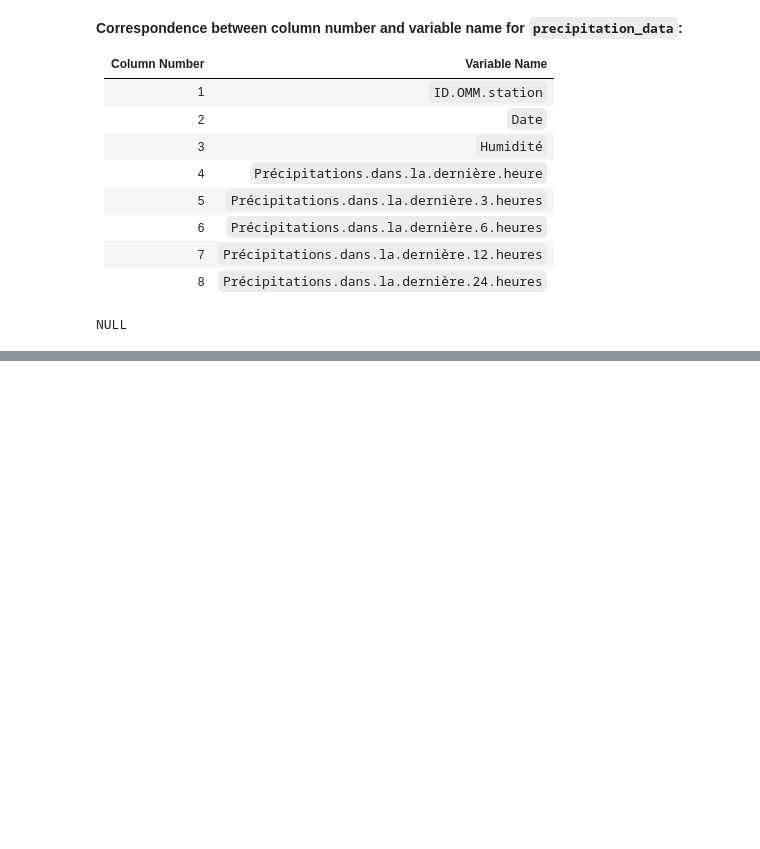
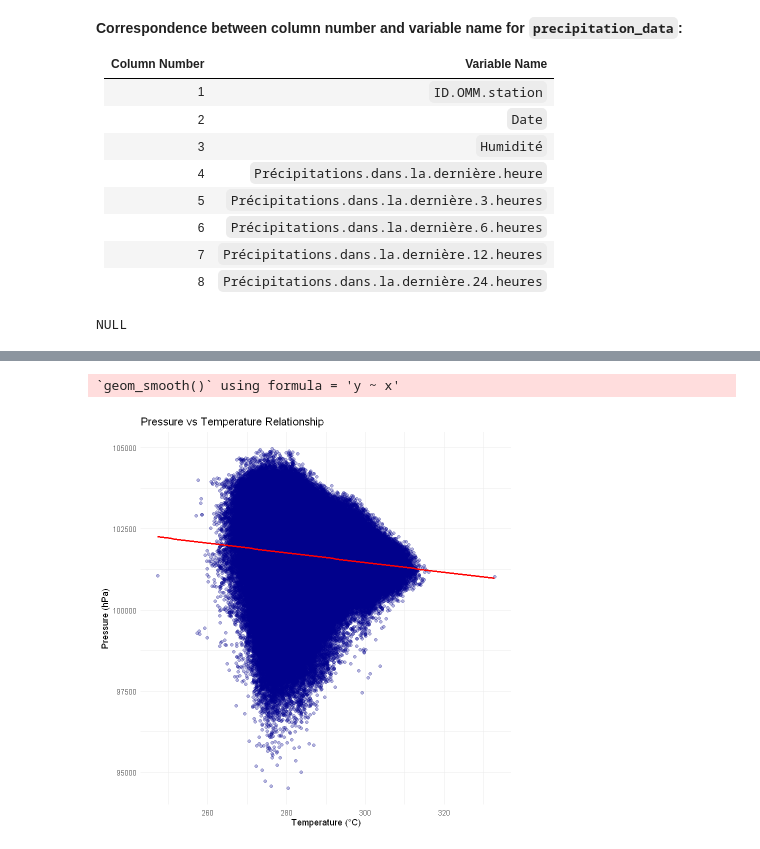
Before and after one commit to AugustinGrunewald/Statistics_Meteo, a Jupyter notebook: data_presentation.ipynb, the cells around one changed output, grey strips where cells are left out. Saved outputs shown, nothing was run; the diff lists cells and outputs as text; code cells hidden in the pictures; blank space fills up the shorter version.

```diff
--- a/data_presentation.ipynb
+++ b/data_presentation.ipynb
@@ -591,0 +535,12 @@ These numerical and graphical summaries provide a solid foundation for the more
+# %%
+# Pressure vs Temperature scatter plot
+ggplot(clean_weather_data, aes(x = Température, y = Pression.au.niveau.mer)) +
+  geom_point(alpha = 0.3, color = "darkblue") +
+  geom_smooth(method = "lm", color = "red") +
+  labs(title = "Pressure vs Temperature Relationship",
+       x = "Temperature (°C)",
+       y = "Pressure (hPa)") +
+  theme_minimal()
+# %% [output]
+`geom_smooth()` using formula = 'y ~ x'
+[figure, added]
```
Also changed, not shown: parts of 44 cells of this notebook.
